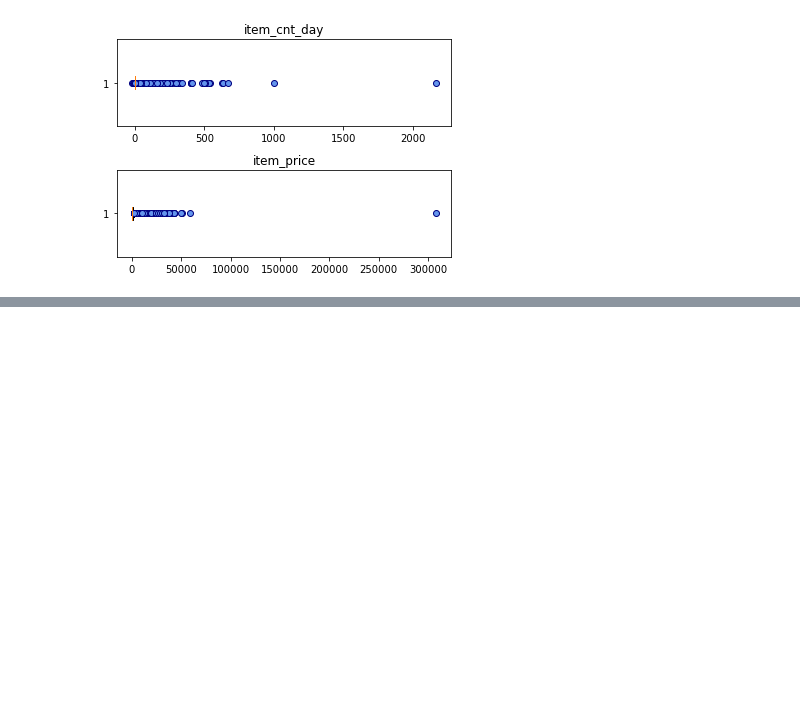
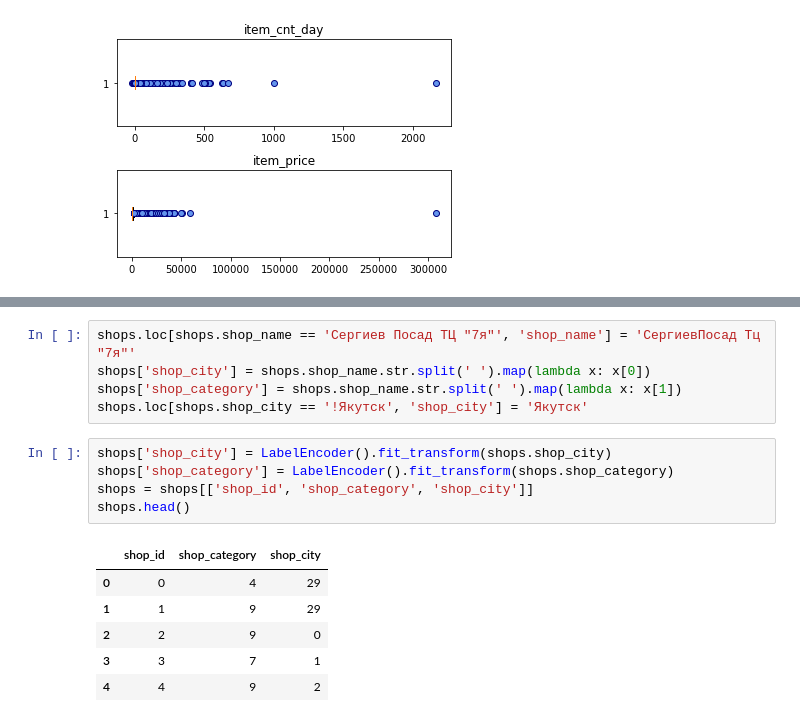
Before and after one commit to Andy666Fox/TINY_DS_PROJECTS, a Jupyter notebook: Predict Future Sales/PFS_main.ipynb, the cells around one changed output, grey strips where cells are left out. Drawn from its saved outputs; the diff is of its cells as text; blank space fills up the shorter version.

```diff
--- a/Predict Future Sales/PFS_main.ipynb
+++ b/Predict Future Sales/PFS_main.ipynb
@@ -160,0 +168,17 @@ test.loc[test.shop_id==0, 'shop_id'] = 57
+# %%
+shops.loc[shops.shop_name == 'Сергиев Посад ТЦ "7я"', 'shop_name'] = 'СергиевПосад Тц "7я"'
+shops['shop_city'] = shops.shop_name.str.split(' ').map(lambda x: x[0])
+shops['shop_category'] = shops.shop_name.str.split(' ').map(lambda x: x[1])
+shops.loc[shops.shop_city == '!Якутск', 'shop_city'] = 'Якутск'
+# %%
+shops['shop_city'] = LabelEncoder().fit_transform(shops.shop_city)
+shops['shop_category'] = LabelEncoder().fit_transform(shops.shop_category)
+shops = shops[['shop_id', 'shop_category', 'shop_city']]
+shops.head()
+# %% [output]
+|  | shop_id | shop_category | shop_city |
+| 0 | 0 | 4 | 29 |
+| 1 | 1 | 9 | 29 |
+| 2 | 2 | 9 | 0 |
+| 3 | 3 | 7 | 1 |
+| 4 | 4 | 9 | 2 |
```
Also changed, not shown: parts of 1 cell of this notebook.
